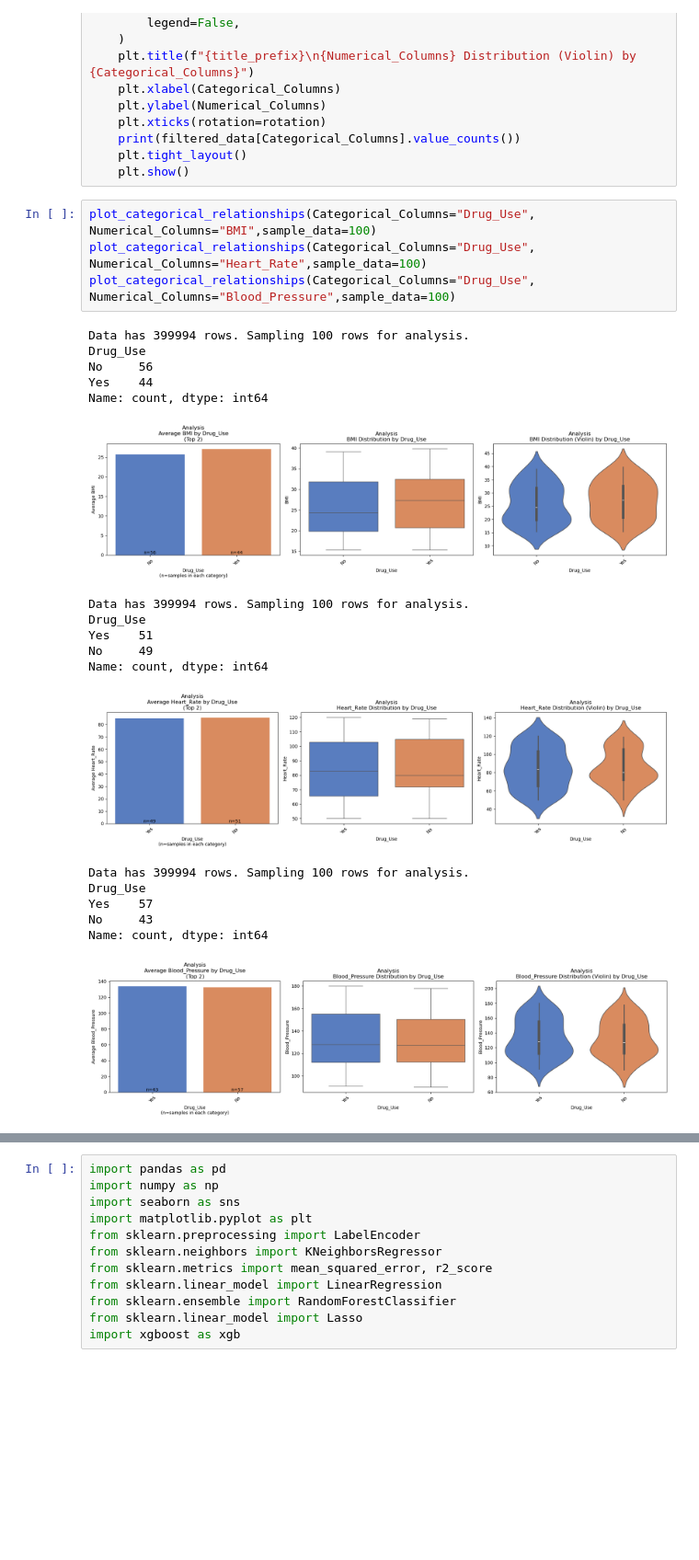
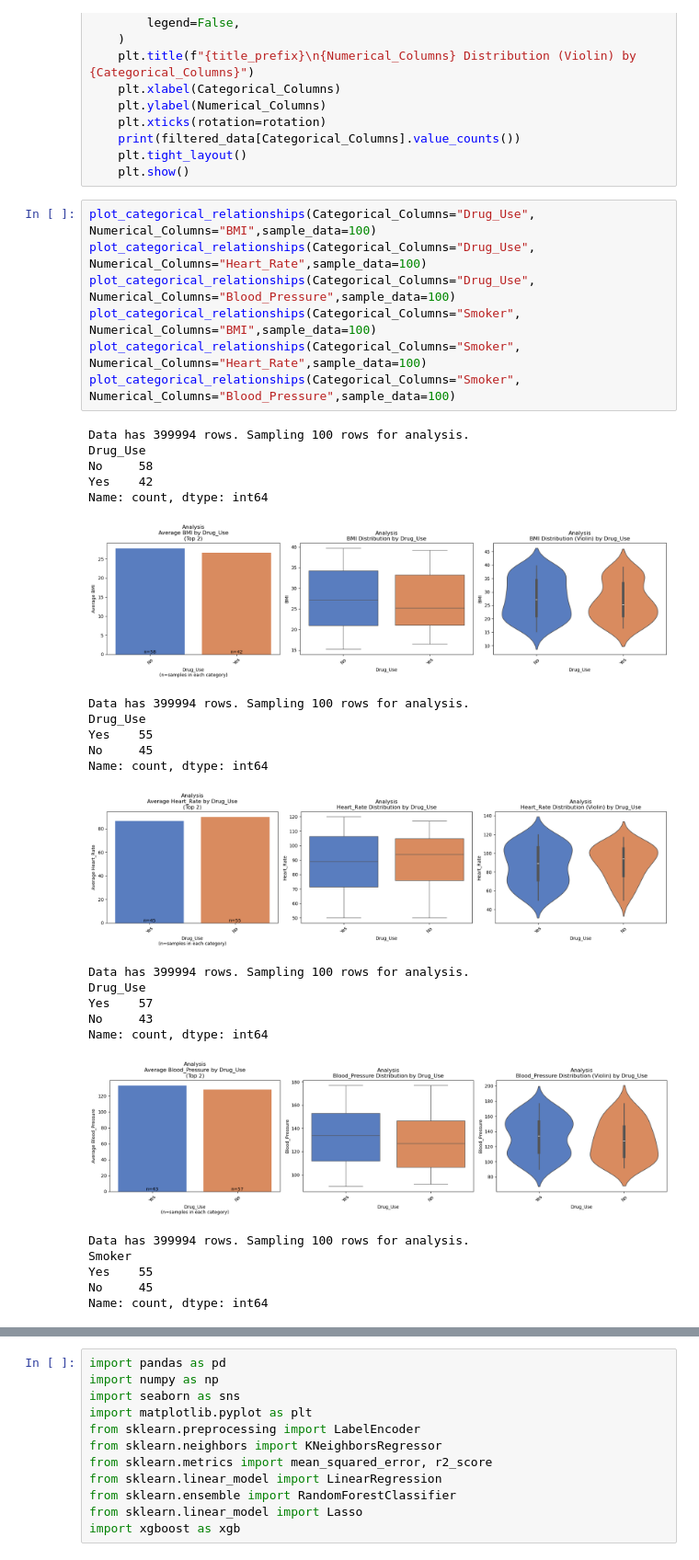
Before and after one commit to Kyaputan/Lab3-Machine-Learning, a Jupyter notebook: Linear_Model/ex13 heart_attack/heart_attack.ipynb, the cells around one changed output, grey strips where cells are left out. Shown at 92% size. Saved outputs shown, nothing was run; the diff lists cells and outputs as text; blank space fills up the shorter version.

```diff
--- a/Linear_Model/ex13 heart_attack/heart_attack.ipynb
+++ b/Linear_Model/ex13 heart_attack/heart_attack.ipynb
@@ -182,23 +182,31 @@ def plot_categorical_relationships(
 # %%
 plot_categorical_relationships(Categorical_Columns="Drug_Use", Numerical_Columns="BMI",sample_data=100)
 plot_categorical_relationships(Categorical_Columns="Drug_Use", Numerical_Columns="Heart_Rate",sample_data=100)
 plot_categorical_relationships(Categorical_Columns="Drug_Use", Numerical_Columns="Blood_Pressure",sample_data=100)
+plot_categorical_relationships(Categorical_Columns="Smoker", Numerical_Columns="BMI",sample_data=100)
+plot_categorical_relationships(Categorical_Columns="Smoker", Numerical_Columns="Heart_Rate",sample_data=100)
+plot_categorical_relationships(Categorical_Columns="Smoker", Numerical_Columns="Blood_Pressure",sample_data=100)
 # %% [output]
 Data has 399994 rows. Sampling 100 rows for analysis.
 Drug_Use
-No     56
-Yes    44
+No     58
+Yes    42
 Name: count, dtype: int64
-[figure, old version]
+[figure, new version]
 Data has 399994 rows. Sampling 100 rows for analysis.
 Drug_Use
-Yes    51
-No     49
+Yes    55
+No     45
 Name: count, dtype: int64
-[figure, old version]
+[figure, new version]
 Data has 399994 rows. Sampling 100 rows for analysis.
 Drug_Use
 Yes    57
 No     43
 Name: count, dtype: int64
-[figure, old version]
+[figure, new version]
+Data has 399994 rows. Sampling 100 rows for analysis.
+Smoker
+Yes    55
+No     45
+Name: count, dtype: int64
```
Also changed, not shown: parts of 6 cells of this notebook, 5 other files.
